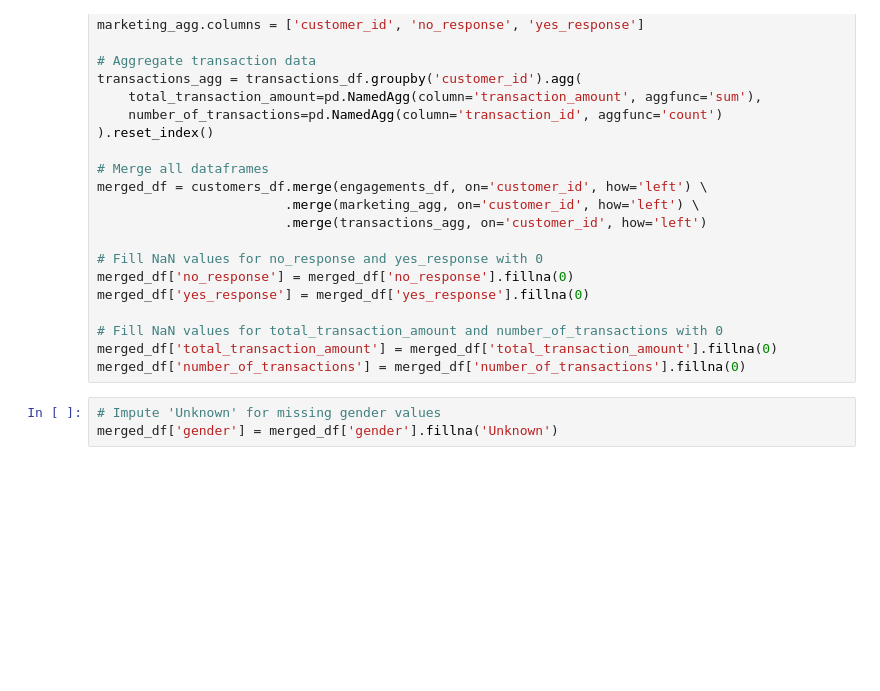
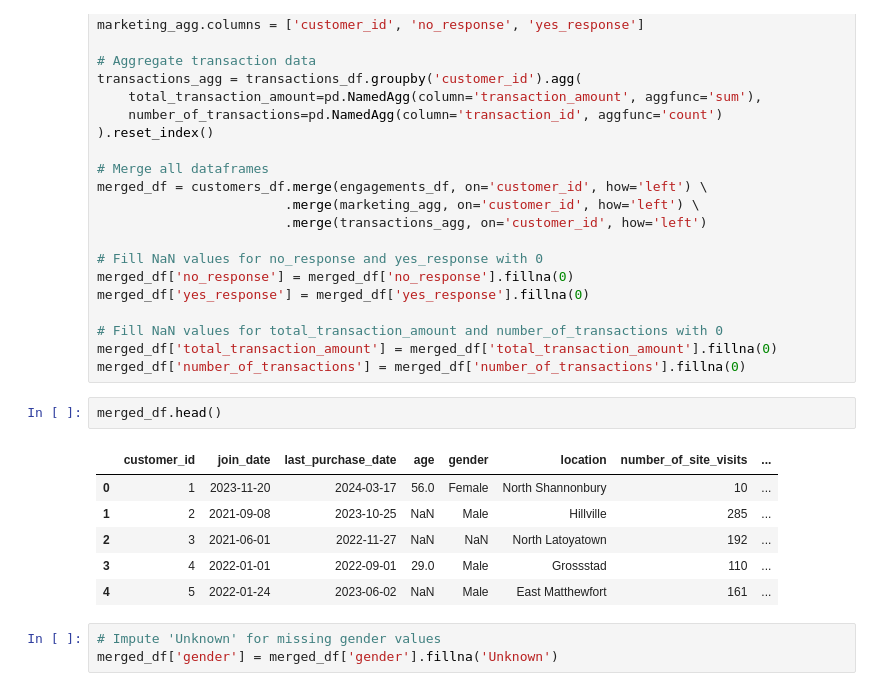
Before and after one commit to neilaxu/schulich_data_science, a Jupyter notebook: MBAN 6750 HW/Assignment 2 - v3.4-LogReg.ipynb, the cells around one changed output. Cells and saved outputs as stored; diff of their text form; blank space fills up the shorter version.

```diff
--- a/MBAN 6750 HW/Assignment 2 - v3.4-LogReg.ipynb
+++ b/MBAN 6750 HW/Assignment 2 - v3.4-LogReg.ipynb
@@ -54,6 +54,15 @@ merged_df['yes_response'] = merged_df['yes_response'].fillna(0)
 # Fill NaN values for total_transaction_amount and number_of_transactions with 0
 merged_df['total_transaction_amount'] = merged_df['total_transaction_amount'].fillna(0)
 merged_df['number_of_transactions'] = merged_df['number_of_transactions'].fillna(0)
+# %%
+merged_df.head()
+# %% [output]
+|  | customer_id | join_date | last_purchase_date | age | gender | location | number_of_site_visits | ... |
+| 0 | 1 | 2023-11-20 | 2024-03-17 | 56.0 | Female | North Shannonbury | 10 | ... |
+| 1 | 2 | 2021-09-08 | 2023-10-25 | NaN | Male | Hillville | 285 | ... |
+| 2 | 3 | 2021-06-01 | 2022-11-27 | NaN | NaN | North Latoyatown | 192 | ... |
+| 3 | 4 | 2022-01-01 | 2022-09-01 | 29.0 | Male | Grossstad | 110 | ... |
+| 4 | 5 | 2022-01-24 | 2023-06-02 | NaN | Male | East Matthewfort | 161 | ... |
 # %%
 # Impute 'Unknown' for missing gender values
 merged_df['gender'] = merged_df['gender'].fillna('Unknown')
```
Also changed, not shown: parts of 2 cells of this notebook.
